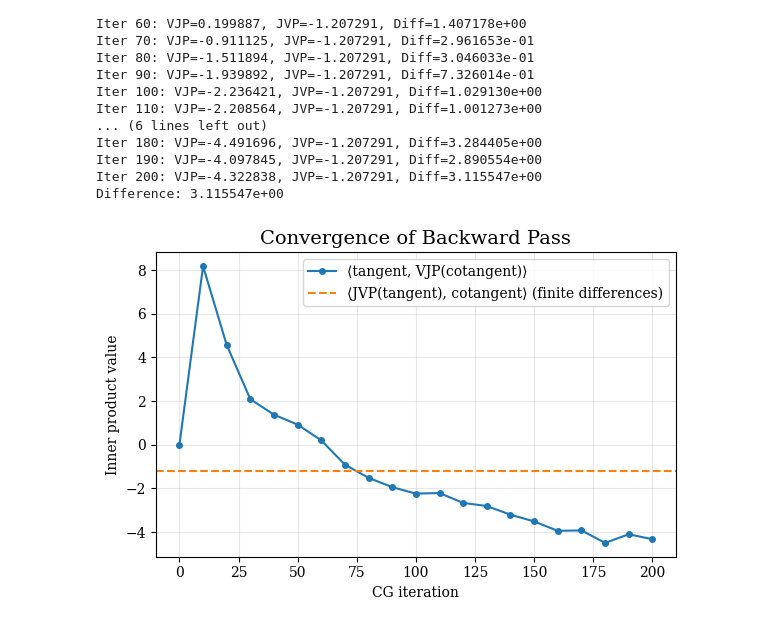
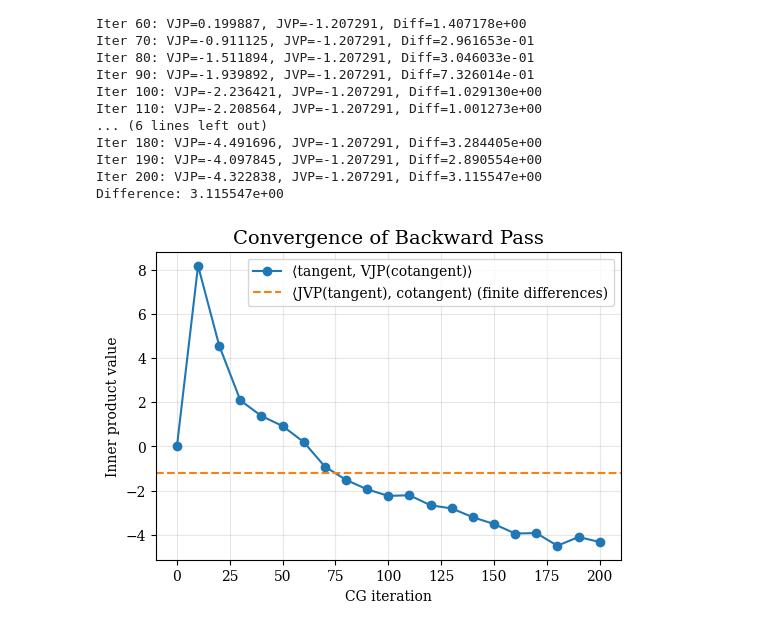
Before and after one commit to NicholasBehr/hcnn, a Jupyter notebook: notebooks/slalom.ipynb, the cells around one changed output. Saved outputs shown, nothing was run; the diff lists cells and outputs as text; code cells hidden in the pictures.

```diff
--- a/notebooks/slalom.ipynb
+++ b/notebooks/slalom.ipynb
@@ -547,32 +547,29 @@ Difference: 3.115547e+00
 # %%
 # Plot convergence in backward pass
 fig, ax = plt.subplots(figsize=(6, 4))
 
 # Inner products comparison
 ax.plot(
     bicgstab_iterations,
     inner_products_vjp,
     "o-",
     color="C0",
     label=r"⟨tangent, VJP(cotangent)⟩",
-    markersize=4,
-    linewidth=1.5,
 )
 ax.axhline(
     y=ip_numerical,
     color="C1",
     linestyle="--",
-    linewidth=1.5,
     label=r"⟨JVP(tangent), cotangent⟩ (finite differences)",
 )
 ax.set_xlabel("CG iteration")
 ax.set_ylabel("Inner product value")
 ax.set_title("Convergence of Backward Pass")
 ax.legend()
 ax.grid(True, alpha=0.3)
 
-plt.tight_layout()
+
 plt.show()
 fig.savefig("convergence_bike_bwd.pdf")
 # %% [output]
-[figure, old version]
+[figure, new version]
```
Also changed, not shown: 14 other files.
